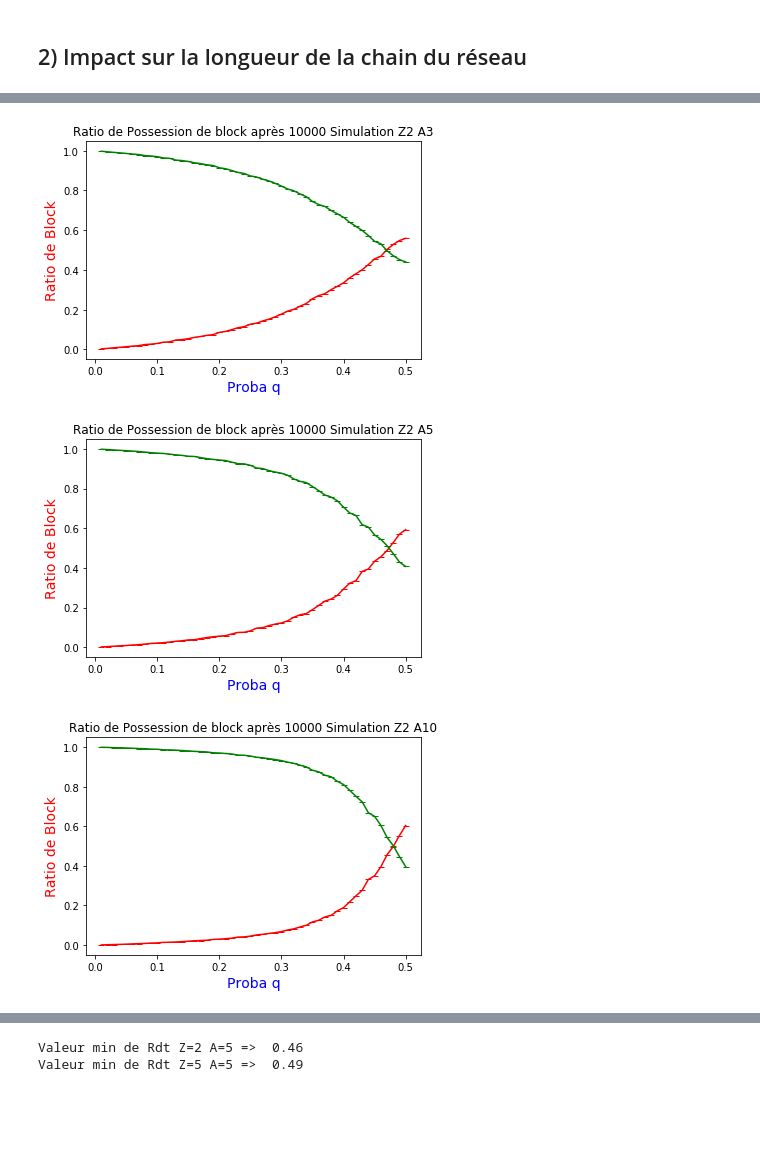
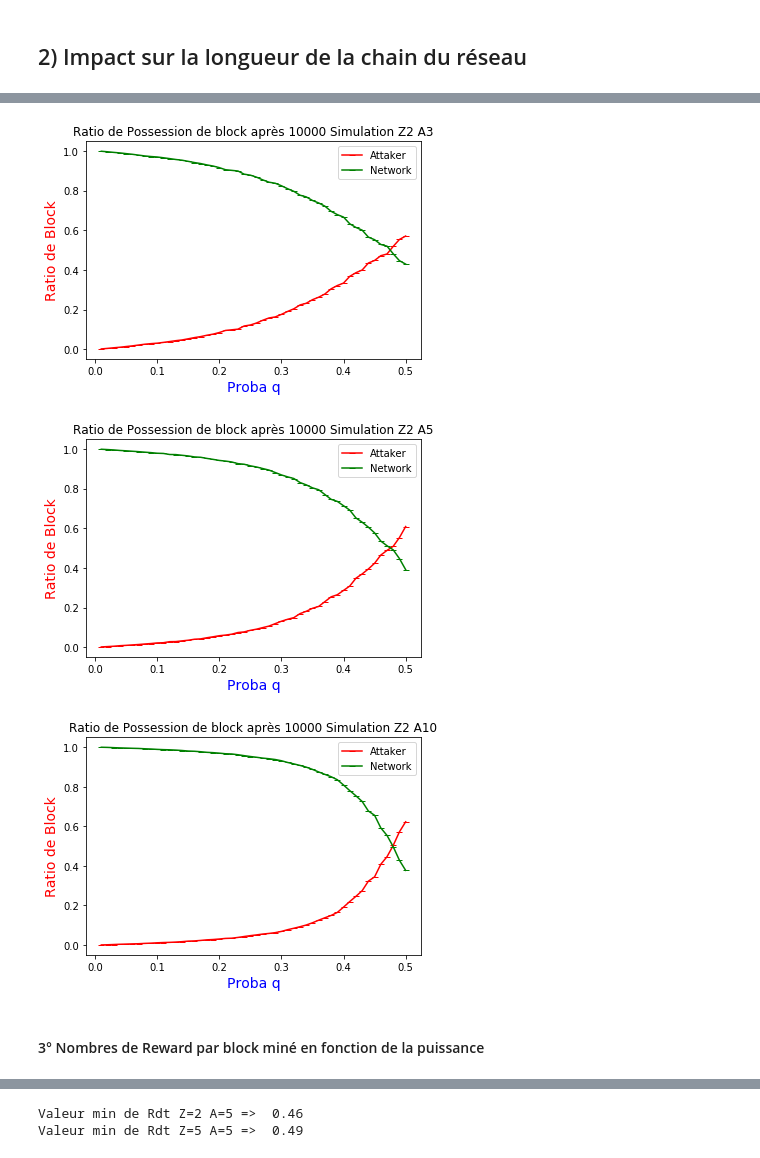
Before and after one commit to redek-zelton/Cryptofinance, a Jupyter notebook: Attack Double Spending/Attack_Double_Spending.ipynb, the cells around one changed output, grey strips where cells are left out. Cells and saved outputs as stored; diff of their text form; code cells hidden in the pictures; blank space fills up the shorter version.

```diff
--- a/Attack Double Spending/Attack_Double_Spending.ipynb
+++ b/Attack Double Spending/Attack_Double_Spending.ipynb
@@ -187,14 +207,15 @@ for index in range(len(EH_Z2_A3)):
 # %%
 fig,ax=plt.subplots()
 plt.title('Ratio de Possession de block après '+str(nombre)+' Simulation Z2 A3')
 ax.plot(L_proba,RatioBlockA_Z2_A3,marker="_",color='red')
 ax.plot(L_proba,RatioBlockB_Z2_A3,marker="_",color='green')
+ax.legend(['Attaker','Network'])
 ax.set_xlabel("Proba q",color="blue",fontsize=14)
 ax.set_ylabel("Ratio de Block",color="red",fontsize=14)
 
 plt.show()
 # %% [output]
-[figure, old version]
+[figure, new version]
 # %%
 RatioBlockA_Z2_A5=[]
 RatioBlockB_Z2_A5=[]
@@ -206,12 +227,13 @@ fig,ax=plt.subplots()
 plt.title('Ratio de Possession de block après '+str(nombre)+' Simulation Z2 A5')
 ax.plot(L_proba,RatioBlockA_Z2_A5,marker="_",color='red')
 ax.plot(L_proba,RatioBlockB_Z2_A5,marker="_",color='green')
+ax.legend(['Attaker','Network'])
 ax.set_xlabel("Proba q",color="blue",fontsize=14)
 ax.set_ylabel("Ratio de Block",color="red",fontsize=14)
 
 plt.show()
 # %% [output]
-[figure, old version]
+[figure, new version]
 # %%
 RatioBlockA_Z2_A10=[]
 RatioBlockB_Z2_A10=[]
@@ -223,12 +245,15 @@ fig,ax=plt.subplots()
 plt.title('Ratio de Possession de block après '+str(nombre)+' Simulation Z2 A10')
 ax.plot(L_proba,RatioBlockA_Z2_A10,marker="_",color='red')
 ax.plot(L_proba,RatioBlockB_Z2_A10,marker="_",color='green')
+ax.legend(['Attaker','Network'])
 ax.set_xlabel("Proba q",color="blue",fontsize=14)
 ax.set_ylabel("Ratio de Block",color="red",fontsize=14)
 
 plt.show()
 # %% [output]
-[figure, old version]
+[figure, new version]
+# %% [markdown]
+#### 3° Nombres de Reward par block miné en fonction de la puissance
 # %%
 RewardParSimulationA_Z2_A3=[]
 for index in range(len(ER_Z2_A3)):
```
Also changed, not shown: parts of 37 cells of this notebook, 3 other files.
